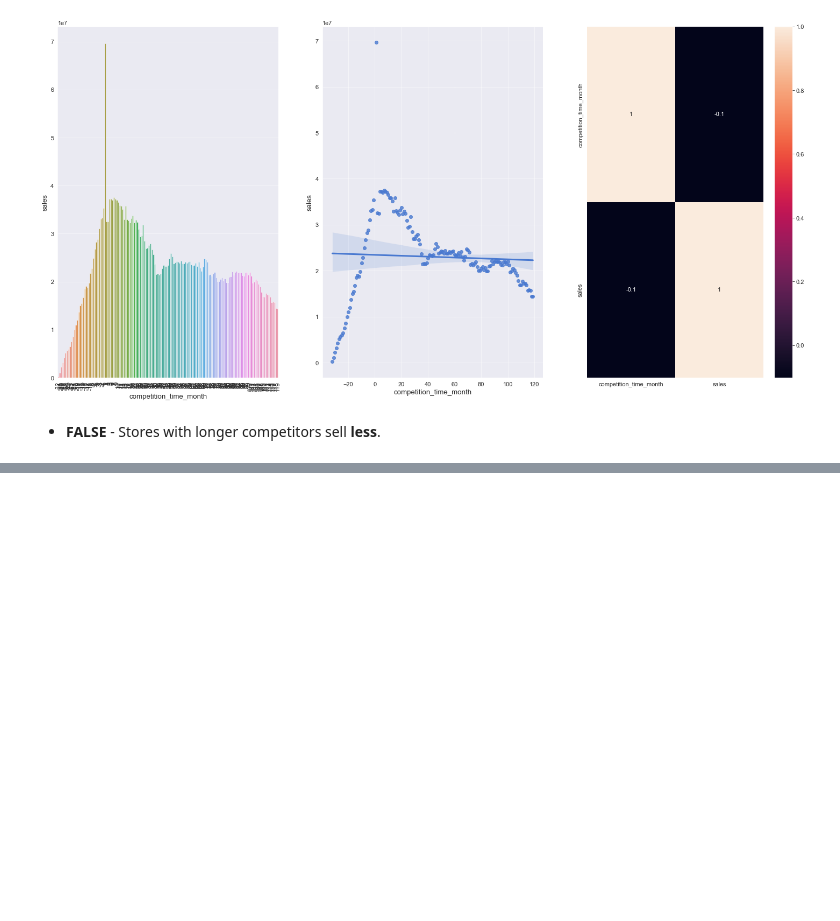
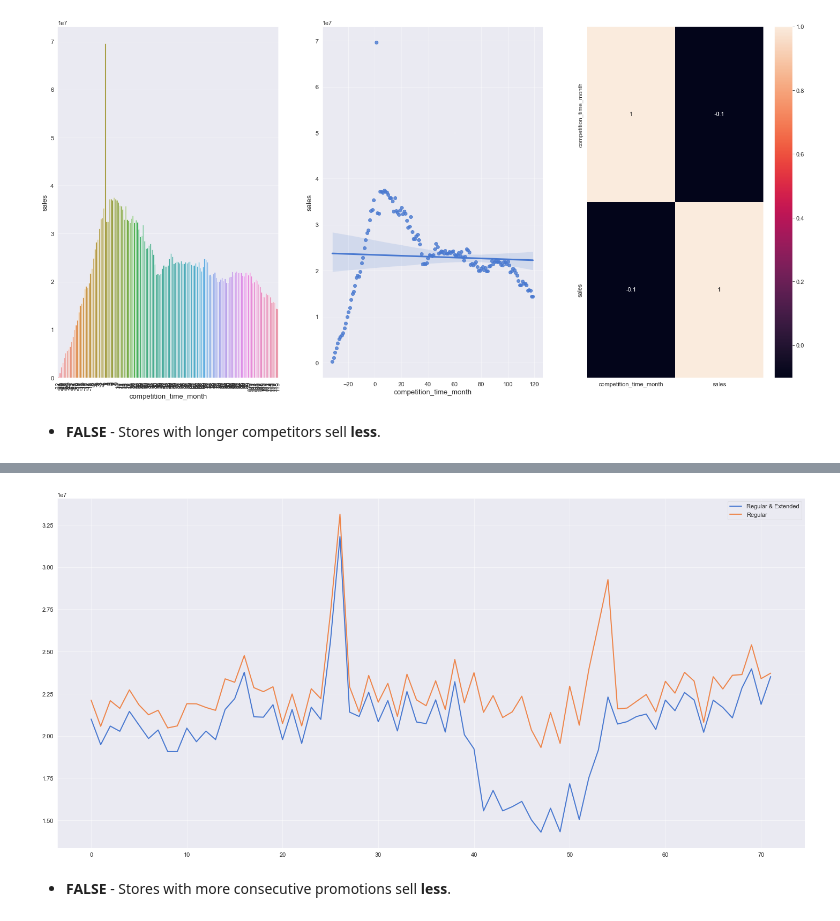
Before and after one commit to Gutscs/Rossmann-Forecasting-Sales, a Jupyter notebook: RossmanSales.ipynb, the cells around one changed output, grey strips where cells are left out. Cells and saved outputs as stored; diff of their text form; code cells hidden in the pictures; blank space fills up the shorter version.

```diff
--- a/RossmanSales.ipynb
+++ b/RossmanSales.ipynb
@@ -698,0 +721,12 @@ sns.heatmap(df_aux1.corr( method = 'pearson' ), annot = True);
+# %%
+df_aux1 = df4[( df4['promo'] == 1 ) & ( df4['promo2'] == 1 )][['year_week', 'sales']].groupby( 'year_week' ).sum().reset_index()
+ax = df_aux1.plot()
+
+df_aux2 = df4[( df4['promo'] == 1 ) & ( df4['promo2'] == 0 )][['year_week', 'sales']].groupby( 'year_week' ).sum().reset_index()
+df_aux2.plot( ax = ax )
+
+ax.legend( labels = ['Regular & Extended', 'Regular'] );
+# %% [output]
+[figure, added]
+# %% [markdown]
+* **FALSE** - Stores with more consecutive promotions sell **less**.
```
Also changed, not shown: parts of 7 cells of this notebook.
